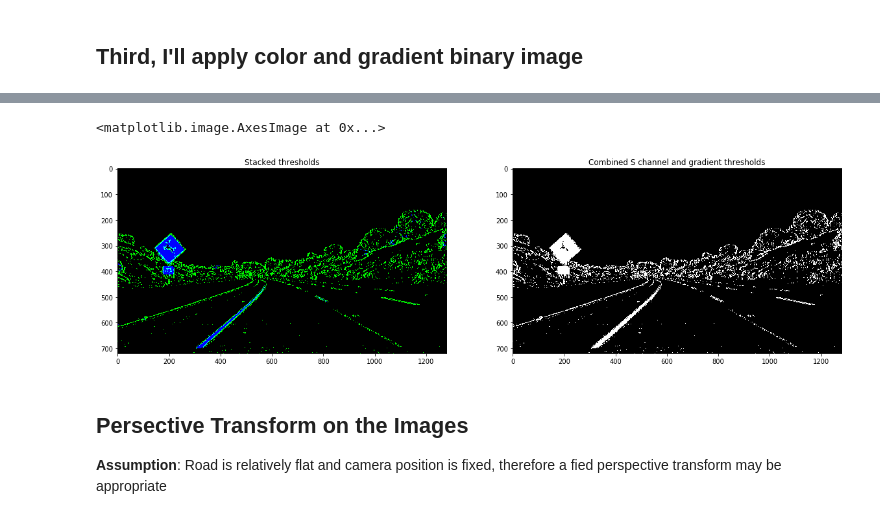
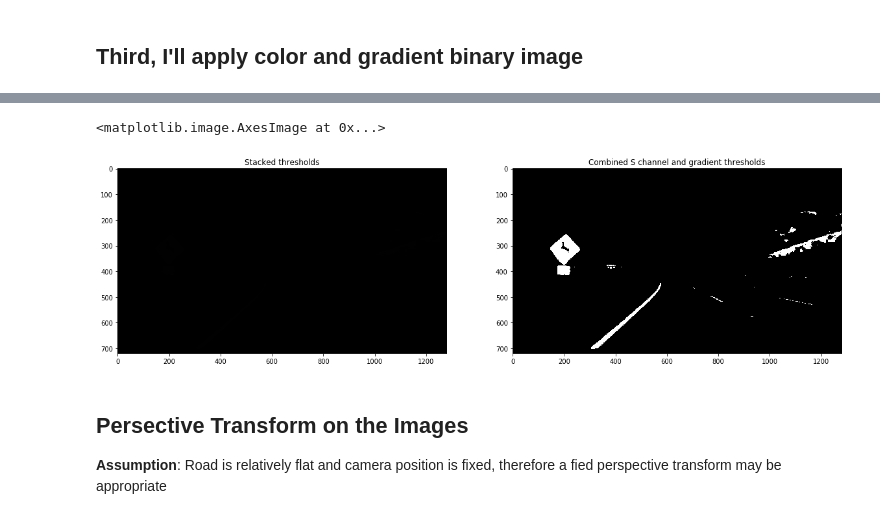
Before and after one commit to kushshukla24/P4_AdvancedLaneLineDetection, a Jupyter notebook: P4_AdvanceLaneLineDetection.ipynb, the cells around one changed output, grey strips where cells are left out. Drawn from its saved outputs; the diff is of its cells as text; code cells hidden in the pictures.

```diff
--- a/P4_AdvanceLaneLineDetection.ipynb
+++ b/P4_AdvanceLaneLineDetection.ipynb
@@ -212,6 +169,30 @@ def hls_sthresh(img, s_thresh=(170, 255)):
     s_binary[(s_channel >= s_thresh[0]) & (s_channel <= s_thresh[1])] = 1
 
     return s_binary
+
+def hls_lthresh(img, thresh=(220, 255)):
+    # 1) Convert to HLS color space
+    hls = cv2.cvtColor(img, cv2.COLOR_RGB2HLS)
+    hls_l = hls[:,:,1]
+    hls_l = hls_l*(255/np.max(hls_l))
+    # 2) Apply a threshold to the L channel
+    binary_output = np.zeros_like(hls_l)
+    binary_output[(hls_l > thresh[0]) & (hls_l <= thresh[1])] = 1
+    # 3) Return a binary image of threshold result
+    return binary_output
+
+def lab_bthresh(img, thresh=(190,255)):
+    lab = cv2.cvtColor(img, cv2.COLOR_RGB2Lab)
+    lab_b = lab[:,:,2]
+    # don't normalize if there are no yellows in the image
+    if np.max(lab_b) > 175:
+        lab_b = lab_b*(255/np.max(lab_b))
+    # 2) Apply a threshold to the L channel
+    binary_output = np.zeros_like(lab_b)
+    binary_output[((lab_b > thresh[0]) & (lab_b <= thresh[1]))] = 1
+    # 3) Return a binary image of threshold result
+    return binary_output
+
 
 def sobel_xthresh(img, thresh=(20,100)):
     # Grayscale image
@@ -224,36 +205,36 @@ def sobel_xthresh(img, thresh=(20,100)):
     abs_sobelx = np.absolute(sobelx) # Absolute x derivative to accentuate lines away from horizontal
     scaled_sobel = np.uint8(255*abs_sobelx/np.max(abs_sobelx))
 
     # Threshold x gradient
     sxbinary = np.zeros_like(scaled_sobel)
     sxbinary[(scaled_sobel >= thresh[0]) & (scaled_sobel <= thresh[1])] = 1
 
     return sxbinary
 
 # Note: img is the undistorted image
 img = cv2.imread("./output_images/undistortedTestImages/test2.jpg")
 img = cv2.cvtColor(img, cv2.COLOR_BGR2RGB)
 
-s_binary = hls_sthresh(img)
-sxbinary = sobel_xthresh(img)
+s_binary = hls_lthresh(img)
+sxbinary = lab_bthresh(img)
 # Stack each channel to view their individual contributions in green and blue respectively
 # This returns a stack of the two binary images, whose components you can see as different colors
 color_binary = np.dstack(( np.zeros_like(sxbinary), sxbinary, s_binary)) * 255
 
 # Combine the two binary thresholds
 combined_binary = np.zeros_like(sxbinary)
 combined_binary[(s_binary == 1) | (sxbinary == 1)] = 1
 
 # Plotting thresholded images
 f, (ax1, ax2) = plt.subplots(1, 2, figsize=(20,10))
 ax1.set_title('Stacked thresholds')
 ax1.imshow(color_binary)
 
 ax2.set_title('Combined S channel and gradient thresholds')
 ax2.imshow(combined_binary, cmap='gray')
 # %% [output]
 <matplotlib.image.AxesImage at 0x...>
-[figure, old version]
+[figure, new version]
 # %% [markdown]
 ## Persective Transform on the Images
 
```
Also changed, not shown: parts of 29 cells of this notebook, 3 other files.
